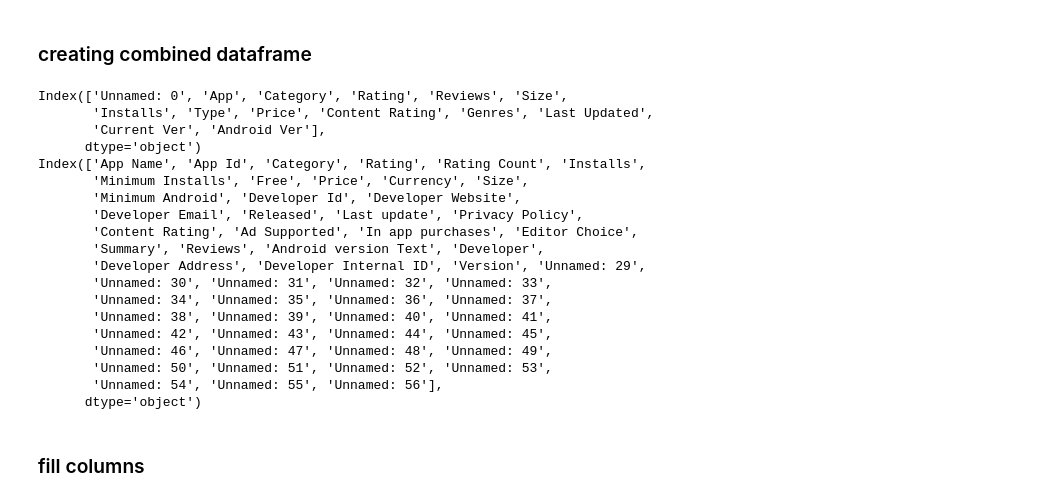
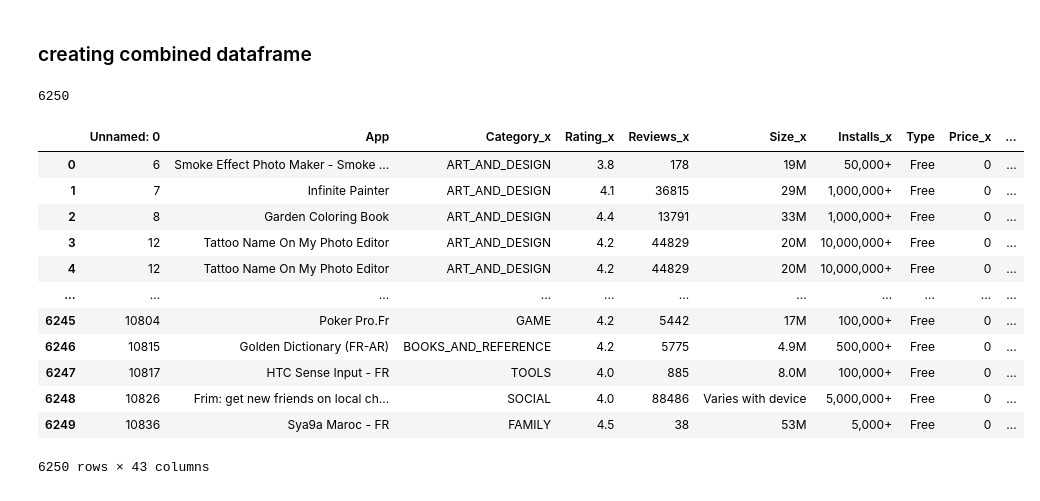
Before and after one commit to Soroush-Pasandideh/DataMining, a Jupyter notebook: DataMining.ipynb, the cells around one changed output. Cells and saved outputs as stored; diff of their text form; code cells hidden in the pictures.

Commit message:
merge two datasets using inner join based on app name coulmns.

```diff
--- a/DataMining.ipynb
+++ b/DataMining.ipynb
@@ -877 +874,7 @@ df = pd.read_csv('GooglePlay.csv')
+# %%
+df = pd.read_csv('GooglePlay.csv')
+df1 = pd.read_csv('source_Playstore_final.csv')
+# remove columns named 'Unnamed' in df1
+columns_to_drop = [col for col in df1.columns if 'Unnamed' in col]
+df1 = df1.drop(columns=columns_to_drop)
 # %% [markdown]
@@ -927,25 +896,0 @@ combined_df['summary'] = ''
-# %%
-print(df.columns)
-print(df1.columns)
-# %% [output]
-Index(['Unnamed: 0', 'App', 'Category', 'Rating', 'Reviews', 'Size',
-       'Installs', 'Type', 'Price', 'Content Rating', 'Genres', 'Last Updated',
-       'Current Ver', 'Android Ver'],
-      dtype='object')
-Index(['App Name', 'App Id', 'Category', 'Rating', 'Rating Count', 'Installs',
-       'Minimum Installs', 'Free', 'Price', 'Currency', 'Size',
-       'Minimum Android', 'Developer Id', 'Developer Website',
-       'Developer Email', 'Released', 'Last update', 'Privacy Policy',
-       'Content Rating', 'Ad Supported', 'In app purchases', 'Editor Choice',
-       'Summary', 'Reviews', 'Android version Text', 'Developer',
-       'Developer Address', 'Developer Internal ID', 'Version', 'Unnamed: 29',
-       'Unnamed: 30', 'Unnamed: 31', 'Unnamed: 32', 'Unnamed: 33',
-       'Unnamed: 34', 'Unnamed: 35', 'Unnamed: 36', 'Unnamed: 37',
-       'Unnamed: 38', 'Unnamed: 39', 'Unnamed: 40', 'Unnamed: 41',
-       'Unnamed: 42', 'Unnamed: 43', 'Unnamed: 44', 'Unnamed: 45',
-       'Unnamed: 46', 'Unnamed: 47', 'Unnamed: 48', 'Unnamed: 49',
-       'Unnamed: 50', 'Unnamed: 51', 'Unnamed: 52', 'Unnamed: 53',
-       'Unnamed: 54', 'Unnamed: 55', 'Unnamed: 56'],
-      dtype='object')
-# %% [markdown]
-### fill columns
@@ -986 +897,20 @@ combined_df['summary']                 = pd.concat([empty_series_df, df1['Summar
+# %%
+combined_df = pd.merge(df, df1, left_on='App', right_on='App Name', how='inner')
+print(len(combined_df))
+combined_df
+# %% [output]
+6250
+|  | Unnamed: 0 | App | Category_x | Rating_x | Reviews_x | Size_x | Installs_x | Type | Price_x | ... |
+| 0 | 6 | Smoke Effect Photo Maker - Smoke ... | ART_AND_DESIGN | 3.8 | 178 | 19M | 50,000+ | Free | 0 | ... |
+| 1 | 7 | Infinite Painter | ART_AND_DESIGN | 4.1 | 36815 | 29M | 1,000,000+ | Free | 0 | ... |
+| 2 | 8 | Garden Coloring Book | ART_AND_DESIGN | 4.4 | 13791 | 33M | 1,000,000+ | Free | 0 | ... |
+| 3 | 12 | Tattoo Name On My Photo Editor | ART_AND_DESIGN | 4.2 | 44829 | 20M | 10,000,000+ | Free | 0 | ... |
+| 4 | 12 | Tattoo Name On My Photo Editor | ART_AND_DESIGN | 4.2 | 44829 | 20M | 10,000,000+ | Free | 0 | ... |
+| ... | ... | ... | ... | ... | ... | ... | ... | ... | ... | ... |
+| 6245 | 10804 | Poker Pro.Fr | GAME | 4.2 | 5442 | 17M | 100,000+ | Free | 0 | ... |
+| 6246 | 10815 | Golden Dictionary (FR-AR) | BOOKS_AND_REFERENCE | 4.2 | 5775 | 4.9M | 500,000+ | Free | 0 | ... |
+| 6247 | 10817 | HTC Sense Input - FR | TOOLS | 4.0 | 885 | 8.0M | 100,000+ | Free | 0 | ... |
+| 6248 | 10826 | Frim: get new friends on local ch... | SOCIAL | 4.0 | 88486 | Varies with device | 5,000,000+ | Free | 0 | ... |
+| 6249 | 10836 | Sya9a Maroc - FR | FAMILY | 4.5 | 38 | 53M | 5,000+ | Free | 0 | ... |
+6250 rows × 43 columns
 # %%
```
Also changed, not shown: parts of 7 cells of this notebook.
